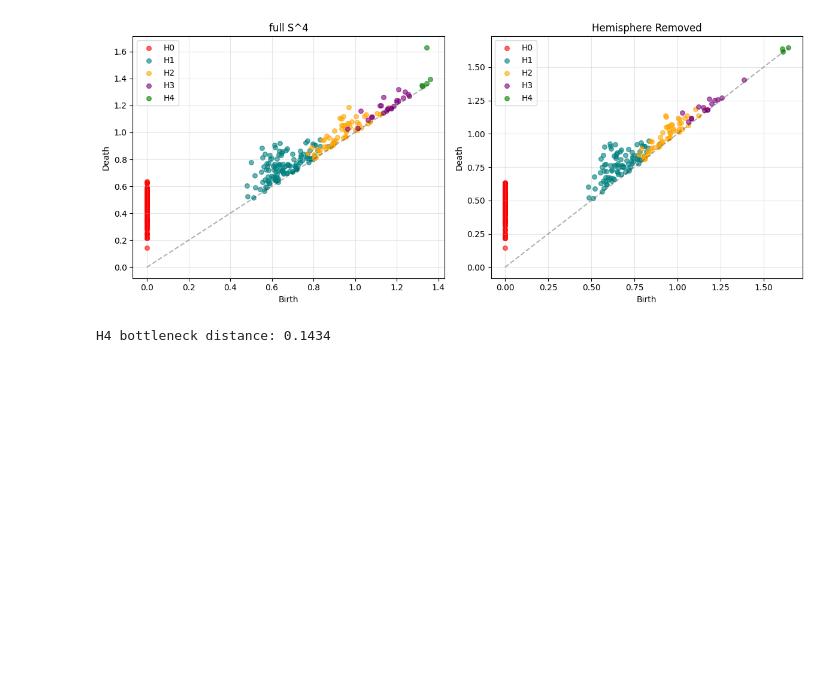
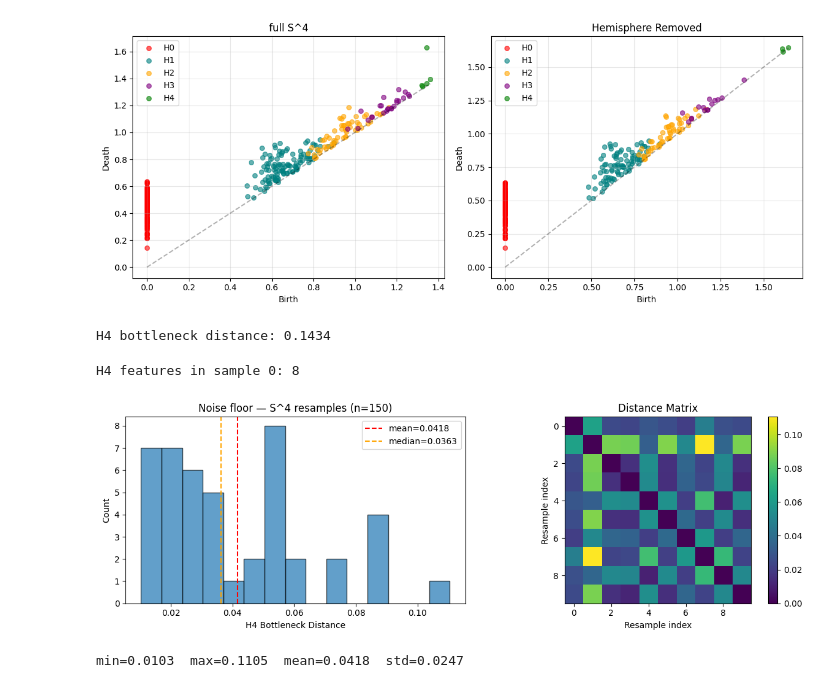
Before and after one commit to stevenpollack/weekend-tda, a Jupyter notebook: pilot.ipynb, the cells around one changed output. Saved outputs shown, nothing was run; the diff lists cells and outputs as text; code cells hidden in the pictures; blank space fills up the shorter version.

```diff
--- a/pilot.ipynb
+++ b/pilot.ipynb
@@ -230,14 +231,62 @@ print(f"H{dims[-1]} bottleneck distance: {d:.4f}")
 [figure]
 H4 bottleneck distance: 0.1434
 # %%
-def sample_sphere(n, dim_ambient, seed):
+def sample_sphere(n_pts, dim_ambient, seed):
     rng = np.random.default_rng(seed)
-    pts = rng.standard_normal((n, dim_ambient))
+    pts = rng.standard_normal((n_pts, dim_ambient))
     return pts / np.linalg.norm(pts, axis=1, keepdims=True)
 
-n, d_amb = 150, 5
-diags_resample = vr_hd.fit_transform([sample_sphere(n, d_amb, s) for s in [0, 1]])
-h4_a = diags_resample[0][diags_resample[0][:, 2] == 4][:, :2]
-h4_b = diags_resample[1][diags_resample[1][:, 2] == 4][:, :2]
-noise_floor = bottleneck(h4_a, h4_b)
-print(f"H4 noise floor (full vs full, different seeds): {noise_floor:.4f}")
+n_pts   = 150
+d_amb   = 5          # S^2 in R^3
+top_dim = d_amb - 1  # H2 is the meaningful class
+
+vr = VietorisRipsPersistence(homology_dimensions=list(range(d_amb)))
+
+# Batch all resamples — giotto-tda expects (n_samples, n_pts, n_dims)
+samples       = np.stack([sample_sphere(n_pts, d_amb, s) for s in range(10)])  # (10, 300, 3)
+diags_resample = vr.fit_transform(samples)  # (10, n_features, 3)
+
+print(f"H{top_dim} features in sample 0: {(diags_resample[0][:, 2] == top_dim).sum()}")
+
+from itertools import combinations
+
+n_resamples = diags_resample.shape[0]
+results = {}
+for i, j in combinations(range(n_resamples), 2):
+    di = diags_resample[i]
+    dj = diags_resample[j]
+    h_i = di[di[:, 2] == top_dim][:, :2]
+    h_j = dj[dj[:, 2] == top_dim][:, :2]
+    results[(i, j)] = bottleneck(h_i, h_j)
+
+distances = np.array(list(results.values()))
+
+fig, axes = plt.subplots(1, 2, figsize=(12, 4))
+
+axes[0].hist(distances, bins=15, edgecolor='black', alpha=0.7)
+axes[0].axvline(distances.mean(), color='red',    linestyle='--', label=f'mean={distances.mean():.4f}')
+axes[0].axvline(np.median(distances), color='orange', linestyle='--', label=f'median={np.median(distances):.4f}')
+axes[0].set_xlabel(f'H{top_dim} Bottleneck Distance')
+axes[0].set_ylabel('Count')
+axes[0].set_title(f'Noise floor — S^{top_dim} resamples (n={n_pts})')
+axes[0].legend()
+
+mat = np.zeros((n_resamples, n_resamples))
+for (i, j), v in results.items():
+    mat[i, j] = v
+    mat[j, i] = v
+
+im = axes[1].imshow(mat, cmap='viridis')
+axes[1].set_title('Distance Matrix')
+axes[1].set_xlabel('Resample index')
+axes[1].set_ylabel('Resample index')
+plt.colorbar(im, ax=axes[1])
+
+plt.tight_layout()
+plt.show()
+
+print(f"min={distances.min():.4f}  max={distances.max():.4f}  mean={distances.mean():.4f}  std={distances.std():.4f}")
+# %% [output]
+H4 features in sample 0: 8
+[figure, added]
+min=0.0103  max=0.1105  mean=0.0418  std=0.0247
```
Also changed, not shown: parts of 3 cells of this notebook, 2 other files.
